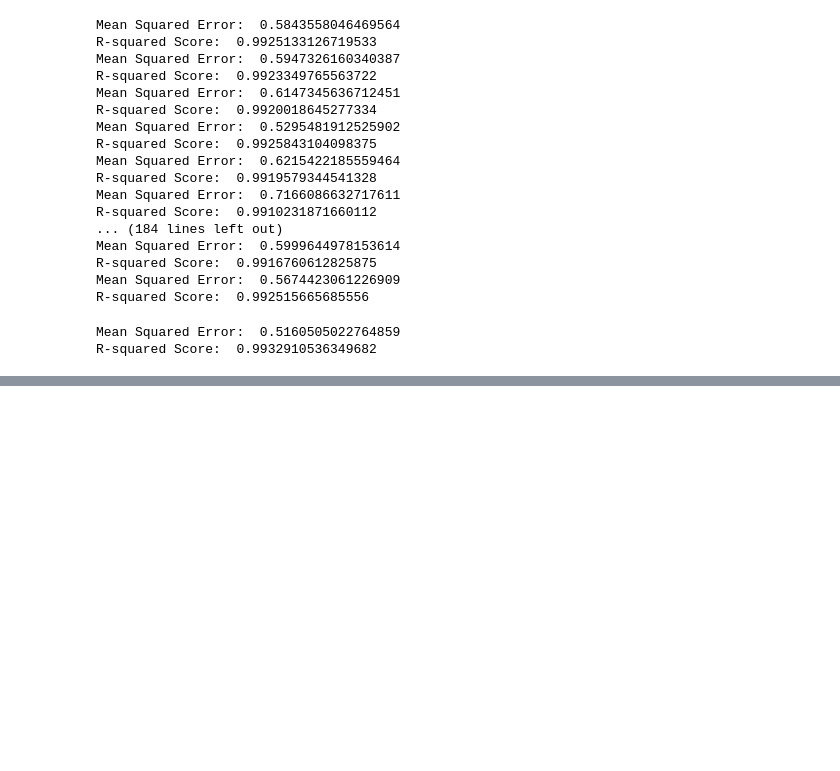
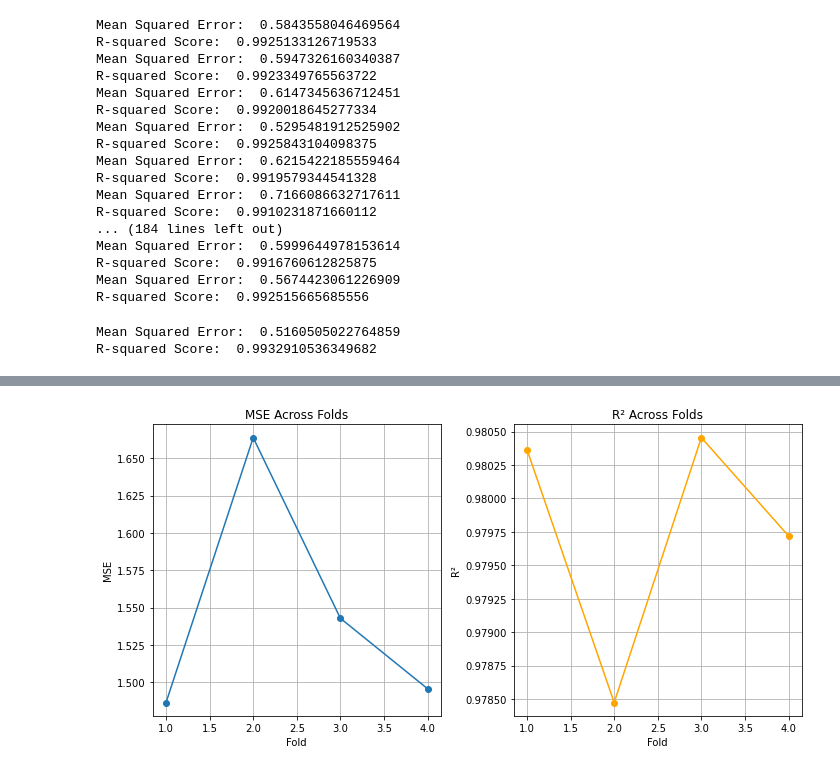
Before and after one commit to Hoog-V/Life_expectancy_model_minor_ds, a Jupyter notebook: training/training.ipynb, the cells around one changed output, grey strips where cells are left out. Cells and saved outputs as stored; diff of their text form; code cells hidden in the pictures; blank space fills up the shorter version.

Commit message:
new kfold methods

```diff
--- a/training/training.ipynb
+++ b/training/training.ipynb
@@ -147,0 +96,78 @@ Standard Deviation of Scores:  0.0007666344828902665
+# %%
+from sklearn.model_selection import KFold, train_test_split
+from sklearn.linear_model import LinearRegression
+from sklearn.metrics import mean_squared_error, r2_score
+import numpy as np
+import matplotlib.pyplot as plt
+import pandas as pd
+
+# Outer K-Fold Cross-Validation
+outer_k = 4  # Number of outer folds
+outer_kf = KFold(n_splits=outer_k, shuffle=True, random_state=200)
+
+# Initialize Model
+model = LinearRegression()
+
+outer_mse_list = []
+outer_r2_list = []
+
+print("Performing Nested K-Fold Cross-Validation...\n")
+
+# Outer Loop
+for fold, (train_index, test_index) in enumerate(outer_kf.split(X), start=1):
+    # Split data into outer train and test sets
+    X_outer_train, X_outer_test = X.iloc[train_index], X.iloc[test_index]
+    y_outer_train, y_outer_test = y.iloc[train_index], y.iloc[test_index]
+
+    # Inner Split: Train-Validation within the outer train set
+    X_inner_train, X_inner_val, y_inner_train, y_inner_val = train_test_split(
+        X_outer_train, y_outer_train, test_size=0.2, random_state=None
+    )
+
+    # Train the model on the inner train set
+    model.fit(X_inner_train, y_inner_train)
+
+    # Validate on the inner validation set
+    y_inner_val_pred = model.predict(X_inner_val)
+    inner_mse = mean_squared_error(y_inner_val, y_inner_val_pred)
+    inner_r2 = r2_score(y_inner_val, y_inner_val_pred)
+
+    print(f"Outer Fold {fold}: Inner Validation MSE = {inner_mse:.4f}, R² = {inner_r2:.4f}")
+
+    # Evaluate on the outer test set
+    y_outer_test_pred = model.predict(X_outer_test)
+    outer_mse = mean_squared_error(y_outer_test, y_outer_test_pred)
+    outer_r2 = r2_score(y_outer_test, y_outer_test_pred)
+
+    outer_mse_list.append(outer_mse)
+    outer_r2_list.append(outer_r2)
+
+    print(f"Outer Fold {fold}: Test MSE = {outer_mse:.4f}, R² = {outer_r2:.4f}\n")
+
+# Print average results
+print("\nCross-Validation Results:")
+print(f"Average Test MSE: {np.mean(outer_mse_list):.4f}")
+print(f"Average Test R²: {np.mean(outer_r2_list):.4f}")
+
+# Plot metrics across folds
+plt.figure(figsize=(10, 5))
+
+# MSE plot
+plt.subplot(1, 2, 1)
+plt.plot(range(1, outer_k + 1), outer_mse_list, marker='o', label='MSE')
+plt.title('MSE Across Folds')
+plt.xlabel('Fold')
+plt.ylabel('MSE')
+plt.grid()
+
+# R² plot
+plt.subplot(1, 2, 2)
+plt.plot(range(1, outer_k + 1), outer_r2_list, marker='o', color='orange', label='R²')
+plt.title('R² Across Folds')
+plt.xlabel('Fold')
+plt.ylabel('R²')
+plt.grid()
+
+plt.tight_layout()
+plt.show()
+# %% [output]
@@ -147,0 +192 @@ Standard Deviation of Scores:  0.0007666344828902665
+[figure, added]
```
Also changed, not shown: parts of 2 cells of this notebook.
